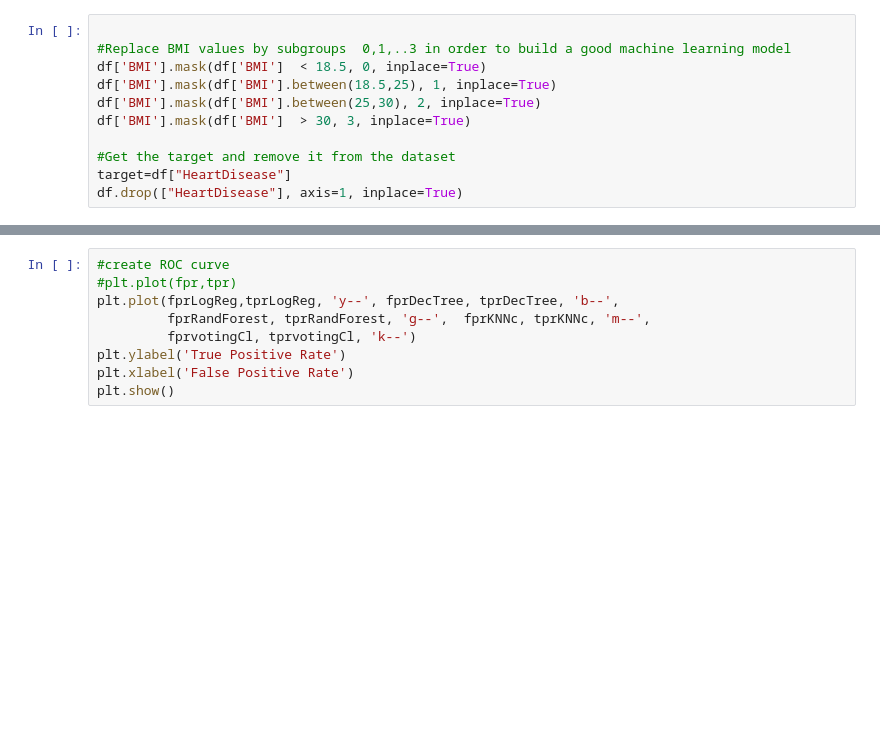
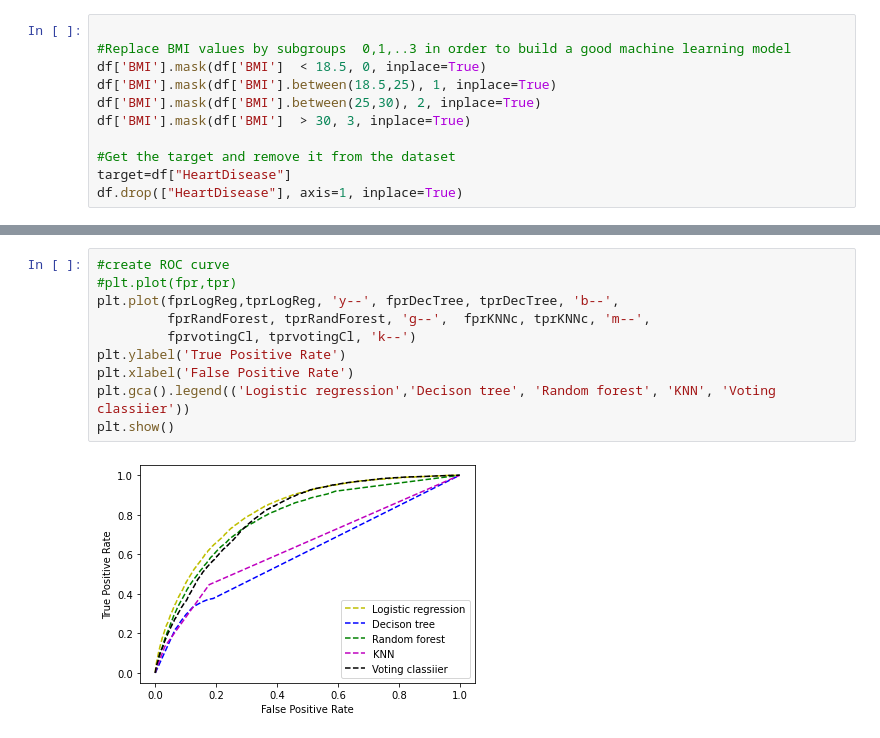
Before and after one commit to lamisghoualmi/App-Personal-Key-Indicators-of-Heart-Disease, a Jupyter notebook: HeartDisease_Analysis_Prediciton.ipynb, the cells around one changed output, grey strips where cells are left out. Saved outputs shown, nothing was run; the diff lists cells and outputs as text; blank space fills up the shorter version.

```diff
--- a/HeartDisease_Analysis_Prediciton.ipynb
+++ b/HeartDisease_Analysis_Prediciton.ipynb
@@ -364,9 +365,12 @@ KNNc: 89.37756860665517
 # %%
 #create ROC curve
 #plt.plot(fpr,tpr)
 plt.plot(fprLogReg,tprLogReg, 'y--', fprDecTree, tprDecTree, 'b--',
          fprRandForest, tprRandForest, 'g--',  fprKNNc, tprKNNc, 'm--',
          fprvotingCl, tprvotingCl, 'k--')
 plt.ylabel('True Positive Rate')
 plt.xlabel('False Positive Rate')
+plt.gca().legend(('Logistic regression','Decison tree', 'Random forest', 'KNN', 'Voting classiier'))
 plt.show()
+# %% [output]
+[figure, added]
```
Also changed, not shown: parts of 1 cell of this notebook.
